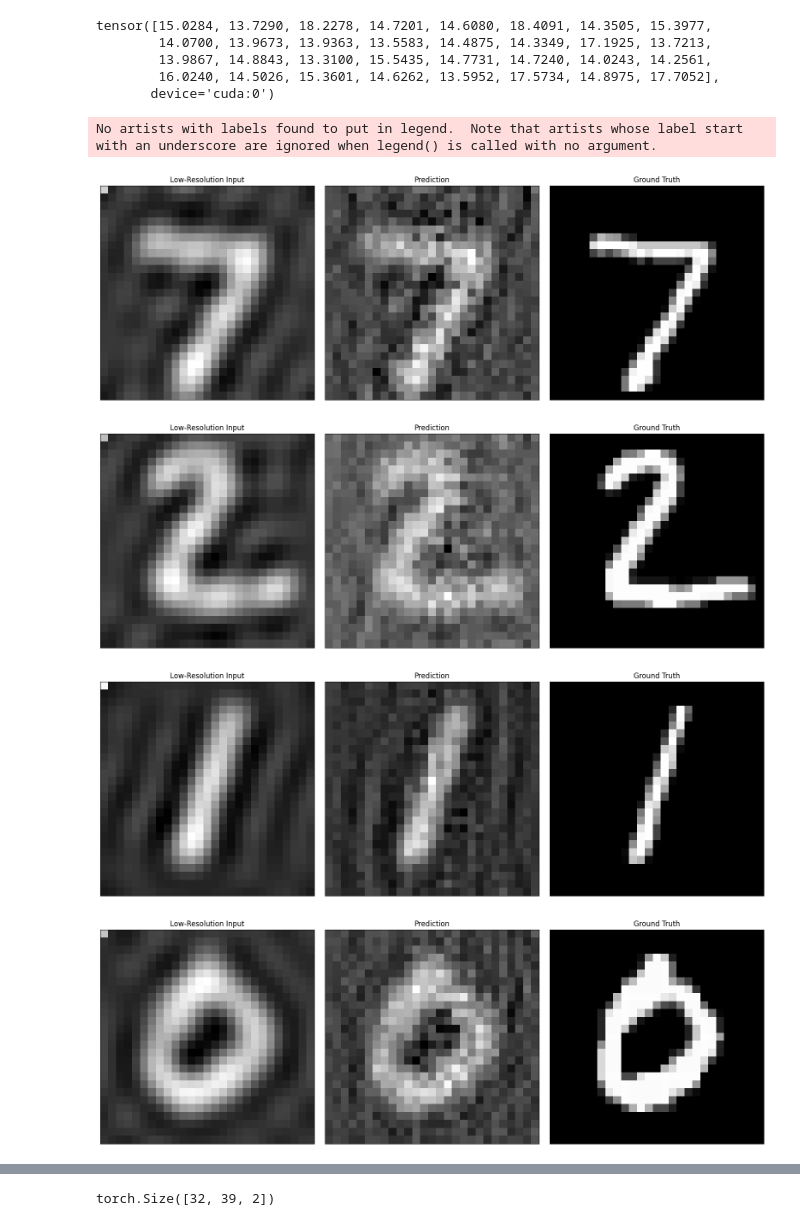
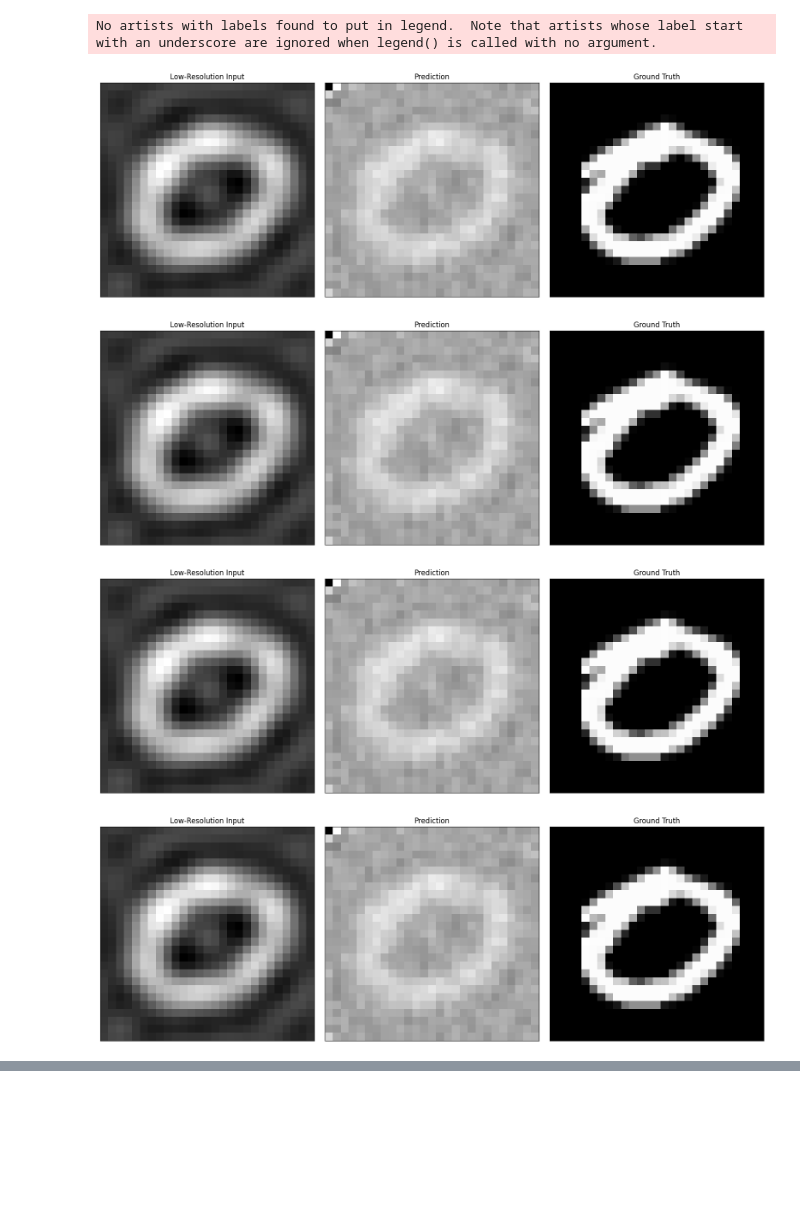
Before and after one commit to AmanKukde/FourierImageTransformer, a Jupyter notebook: examples/Super-Resolution - MNIST Example.ipynb, the cells around one changed output, grey strips where cells are left out. Drawn from its saved outputs; the diff is of its cells as text; code cells hidden in the pictures; blank space fills up the shorter version.

```diff
--- a/examples/Super-Resolution - MNIST Example.ipynb
+++ b/examples/Super-Resolution - MNIST Example.ipynb
@@ -13,7 +15,6 @@ from matplotlib import gridspec
 from fit.transformers.PSNR import RangeInvariantPsnr as PSNR
 # from fit.utils.utils import PSNR
 import torch
-
 import numpy as np
 import pandas as pd
 from pytorch_lightning import Trainer, seed_everything
@@ -27,8 +28,8 @@ import ssl
 ssl._create_default_https_context = ssl._create_unverified_context
 import scipy
 seed_everything(22122020)
-dm = MNIST_SResFITDM(root_dir='./datamodules/data/', batch_size=32)
-dm.prepare_data(subset_flag=False)
+dm = MNIST_SResFITDM(root_dir='./datamodules/data/', batch_size=32,subset_flag = True)
+dm.prepare_data()
 dm.setup()
 r, phi, flatten_order, order = get_polar_rfft_coords_2D(img_shape=dm.gt_shape)
 n_heads = 8
@@ -41,10 +42,10 @@ model = SResTransformerModule(d_model=n_heads*d_query,
                               loss='prod',
                               lr=0.0001, weight_decay=0.01, n_layers=8,
                               n_heads=n_heads, d_query=d_query, dropout=0.1, attention_dropout=0.1,num_shells = 5,
-                              model_type = 'torch')
+                              model_type = 'fast')
 fig = plt.figure()
 psnr_dict = {}
-trained_model_path = '/home/aman.kukde/Projects/FourierImageTransformer/models/Torch_prod__L_8_H_8_s_5_subset_False_26-03_20-10-16/epoch=171-step=295668.ckpt'#,'/home/aman.kukde/Projects/FourierImageTransformer/models_saved/Run_07-03_15-04-41_sum_modified_overfitted_114/epoch=943-step=944.ckpt']
+trained_model_path = '/home/aman.kukde/Projects/FourierImageTransformer/models/Fast_prod__L_8_H_8_s_5_subset_True_27-03_12-32-16/last.ckpt'
 weights = torch.load(trained_model_path)['state_dict']
 model.load_state_dict(weights)
 model.cuda()
@@ -118,39 +117,18 @@ plt.imshow(gt_img[5].cpu().detach().numpy(), cmap='gray')
-# %%
-PSNR(gt_img, pred_img)
-# %% [output]
-tensor([15.0284, 13.7290, 18.2278, 14.7201, 14.6080, 18.4091, 14.3505, 15.3977,
-        14.0700, 13.9673, 13.9363, 13.5583, 14.4875, 14.3349, 17.1925, 13.7213,
-        13.9867, 14.8843, 13.3100, 15.5435, 14.7731, 14.7240, 14.0243, 14.2561,
-        16.0240, 14.5026, 15.3601, 14.6262, 13.5952, 17.5734, 14.8975, 17.7052],
-       device='cuda:0')
 # %%
 
-# for fc, (mag_min, mag_max) in dm.test_dataloader():
-#     break
-# # for fc, (mag_min, mag_max) in dm.train_dataloader():
-# #     break
-# fc = fc.to('cuda')
-# mag_min = mag_min.to('cuda')
-# mag_max = mag_max.to('cuda')
-# x_fc = fc[:, flatten_order][:, :model.input_seq_length]
-# pred = model.sres.forward_i(x_fc,model.input_seq_length)
-# # pred[:,96:] = (pred[:,96:] - pred[:,96:].min()) / (pred[:,96:].max() - pred[:,96:].min())
+lowres = torch.zeros_like(pred)
+lowres += fc.min(); lowres[:, :model.input_seq_length] = fc[:, model.dst_flatten_order][:, :model.input_seq_length]
+pref_forward_img = model.convert2img(fc=pred_forward, mag_min=mag_min, mag_max=mag_max)
 pred_img = model.convert2img(fc=pred, mag_min=mag_min, mag_max=mag_max)
-
-
-lowres = torch.zeros_like(pred)
-# lowres += fc.min()
-lowres[:, :model.input_seq_length] = fc[:, model.dst_flatten_order][:, :model.input_seq_length]
 lowres_img = model.convert2img(fc=lowres, mag_min=mag_min, mag_max=mag_max)
 gt_img = model.convert2img(fc=fc[:, model.dst_flatten_order], mag_min=mag_min, mag_max=mag_max)
 
 
 lowres_psnr = PSNR(gt_img,lowres_img)
 pred_psnr = PSNR(gt_img,pred_img)
-model_no = 0
-psnr_dict[str(model_no)] = pred_psnr.cpu().detach() - lowres_psnr.cpu().detach()
 
-sns.histplot(pred_psnr.cpu().detach() - lowres_psnr.cpu().detach(), kde=True, color='green', legend= True, label = "model_no = "+str(model_no))
+
+sns.histplot(pred_psnr.cpu().detach() - lowres_psnr.cpu().detach(), kde=True, color='green', legend= True )
 fig.legend()
 plt.savefig('psnr_diff.png')
 plt.close()
@@ -199,34 +177,34 @@ for i in range(5):
     ax2 = plt.subplot(gs[4])
     plt.subplots_adjust(top = 1, bottom = 0, right = 1, left = 0,
                         hspace = 0, wspace = 0)
     ax0.xaxis.set_major_locator(plt.NullLocator())
     ax0.yaxis.set_major_locator(plt.NullLocator())
     lowres_psnr = PSNR(gt_img, lowres_img)
     # lowres_img_vs_gt_img_psnr = PSNR(gt_img[sample].cpu()[2:, 2:], lowres_img[sample].cpu()[2:, 2:], drange=torch.tensor(255., dtype=torch.float32))
     ax0.imshow(np.roll(abs(torch.fft.rfftn(lowres_img[sample].cpu(),dim = [0,1])),13,0))
     ax0.set_title('Low-Resolution Input');
     ax0.set_xlabel(f'PSNR: {lowres_psnr[sample].cpu().detach()} dB')
     ax0.axis('equal');
 
     ax1.xaxis.set_major_locator(plt.NullLocator())
     ax1.yaxis.set_major_locator(plt.NullLocator())
     ax1.imshow(np.roll(abs(torch.fft.rfftn(pred_img[sample].cpu(),dim = [0,1])),13,0))
     pred_psnr = PSNR(gt_img, pred_img)
     # pred_vs_gt_img_psnr = PSNR(gt_img[sample].cpu()[2:, 2:], pred_img[sample].cpu()[2:, 2:], drange=torch.tensor(255., dtype=torch.float32))
     ax1.set_title('Prediction');
     ax1.set_xlabel(f'PSNR: {pred_psnr[sample].cpu().detach()} dB')
     ax1.axis('equal');
 
     ax2.xaxis.set_major_locator(plt.NullLocator())
     ax2.yaxis.set_major_locator(plt.NullLocator())
     ax2.imshow(np.roll(abs(torch.fft.rfftn(gt_img[sample].cpu(),dim = [0,1])),13,0))
     ax2.set_title('Ground Truth');
     # ax2.set_xlabel(f'Max: {gt_img[sample].cpu().max():.2f} Min: {gt_img[sample].cpu().min():.2f}');
     ax2.axis('equal');
     diff.append(lowres_psnr - pred_psnr)
 # %% [output]
 No artists with labels found to put in legend.  Note that artists whose label start with an underscore are ignored when legend() is called with no argument.
-[figure, old version]
+[figure, new version]
-[figure, old version]
+[figure, new version]
-[figure, old version]
+[figure, new version]
-[figure, old version]
+[figure, new version]
@@ -239,4 +216,0 @@ No artists with labels found to put in legend.  Note that artists whose label st
-# %%
-x_fc.shape
-# %% [output]
-torch.Size([32, 39, 2])
```
Also changed, not shown: parts of 14 cells of this notebook.
